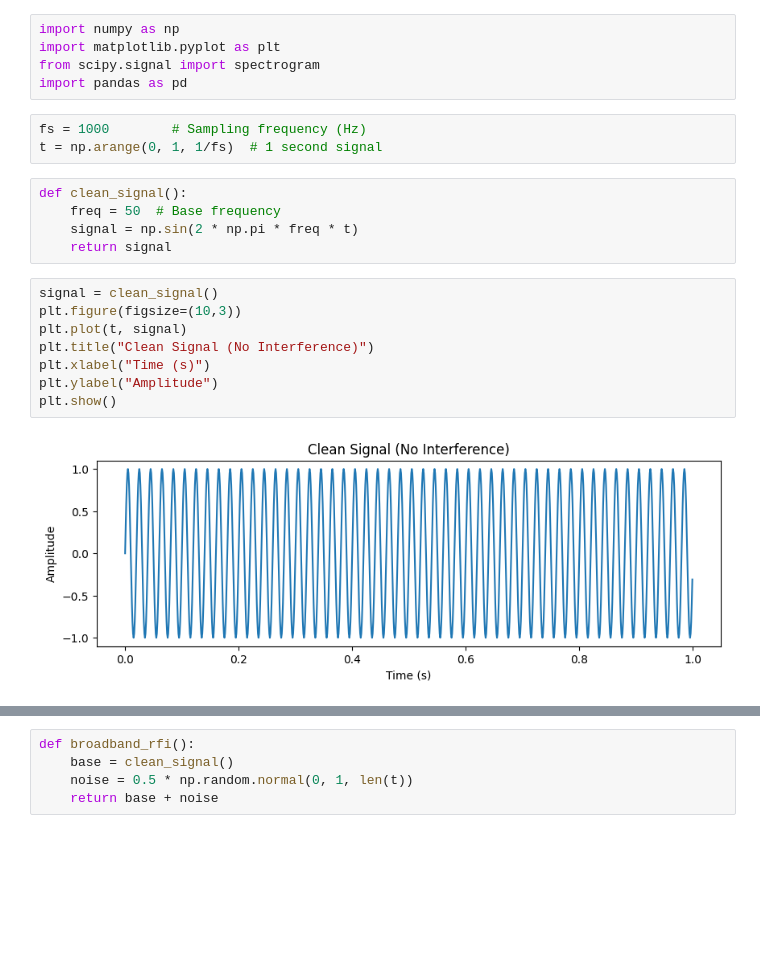
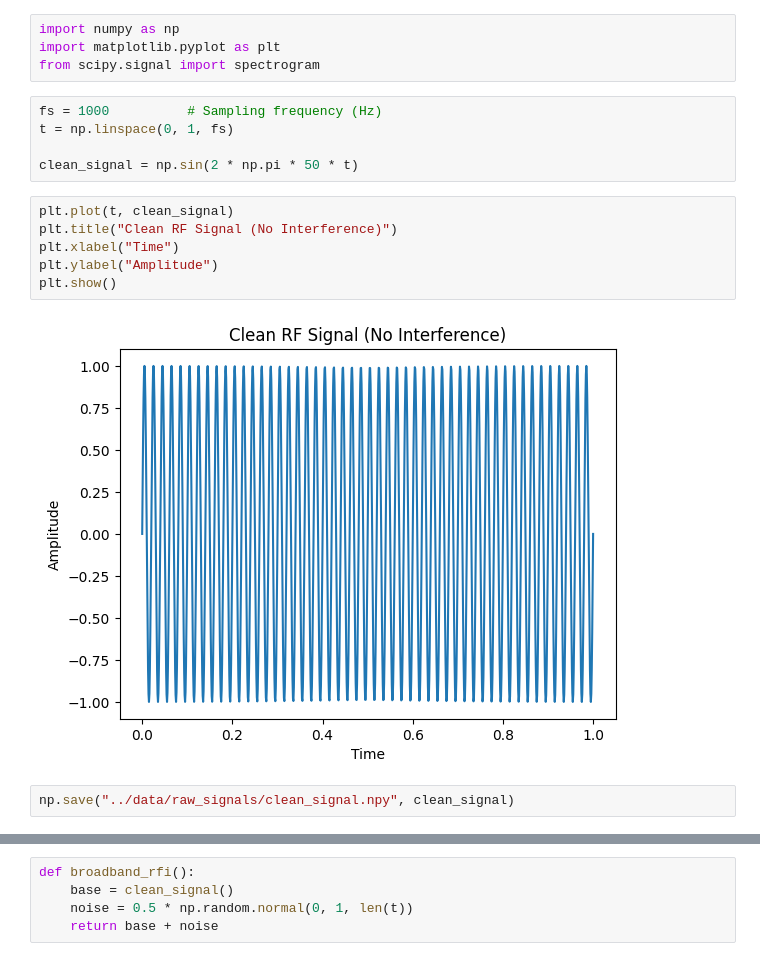
Before and after one commit to Tanmai7/AI_RFI_Detection_ML, a Jupyter notebook: notebooks/01_signal_generation.ipynb, the cells around one changed output, grey strips where cells are left out. Drawn from its saved outputs; the diff is of its cells as text; blank space fills up the shorter version.

Commit message:
Phase-1: RF signal generation (clean, narrowband, broadband, impulsive)

```diff
--- a/notebooks/01_signal_generation.ipynb
+++ b/notebooks/01_signal_generation.ipynb
@@ -2,23 +2,19 @@
 import numpy as np
 import matplotlib.pyplot as plt
 from scipy.signal import spectrogram
-import pandas as pd
 # %%
-fs = 1000        # Sampling frequency (Hz)
-t = np.arange(0, 1, 1/fs)  # 1 second signal
+fs = 1000          # Sampling frequency (Hz)
+t = np.linspace(0, 1, fs)
+
+clean_signal = np.sin(2 * np.pi * 50 * t)
 # %%
-def clean_signal():
-    freq = 50  # Base frequency
-    signal = np.sin(2 * np.pi * freq * t)
-    return signal
+plt.plot(t, clean_signal)
+plt.title("Clean RF Signal (No Interference)")
+plt.xlabel("Time")
+plt.ylabel("Amplitude")
+plt.show()
+# %% [output]
+[figure, added]
 # %%
-signal = clean_signal()
-plt.figure(figsize=(10,3))
-plt.plot(t, signal)
-plt.title("Clean Signal (No Interference)")
-plt.xlabel("Time (s)")
-plt.ylabel("Amplitude")
-plt.show()
+np.save("../data/raw_signals/clean_signal.npy", clean_signal)
-# %% [output]
-[figure, removed]
 # %%
```
Also changed, not shown: parts of 2 cells of this notebook, 2 other files.
